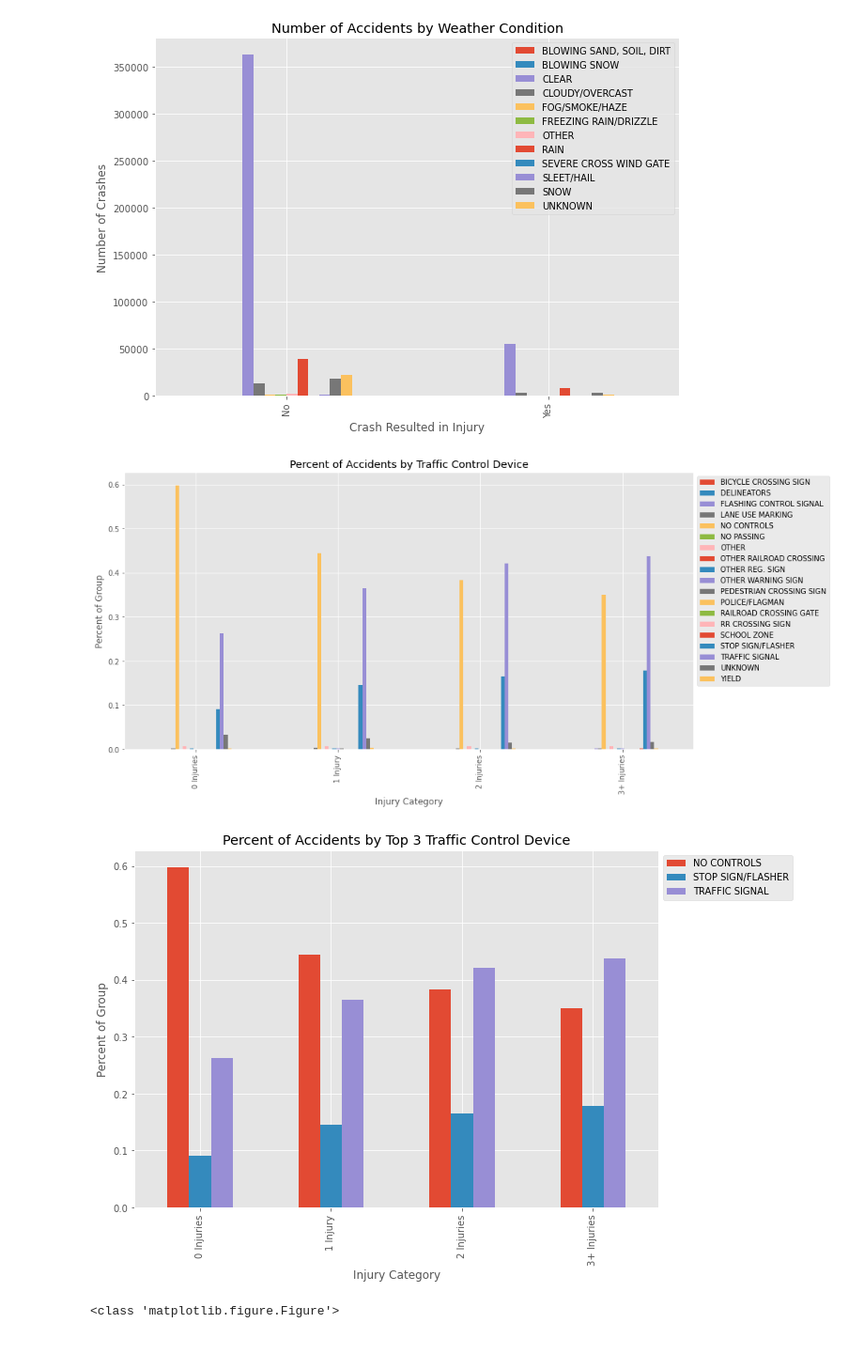
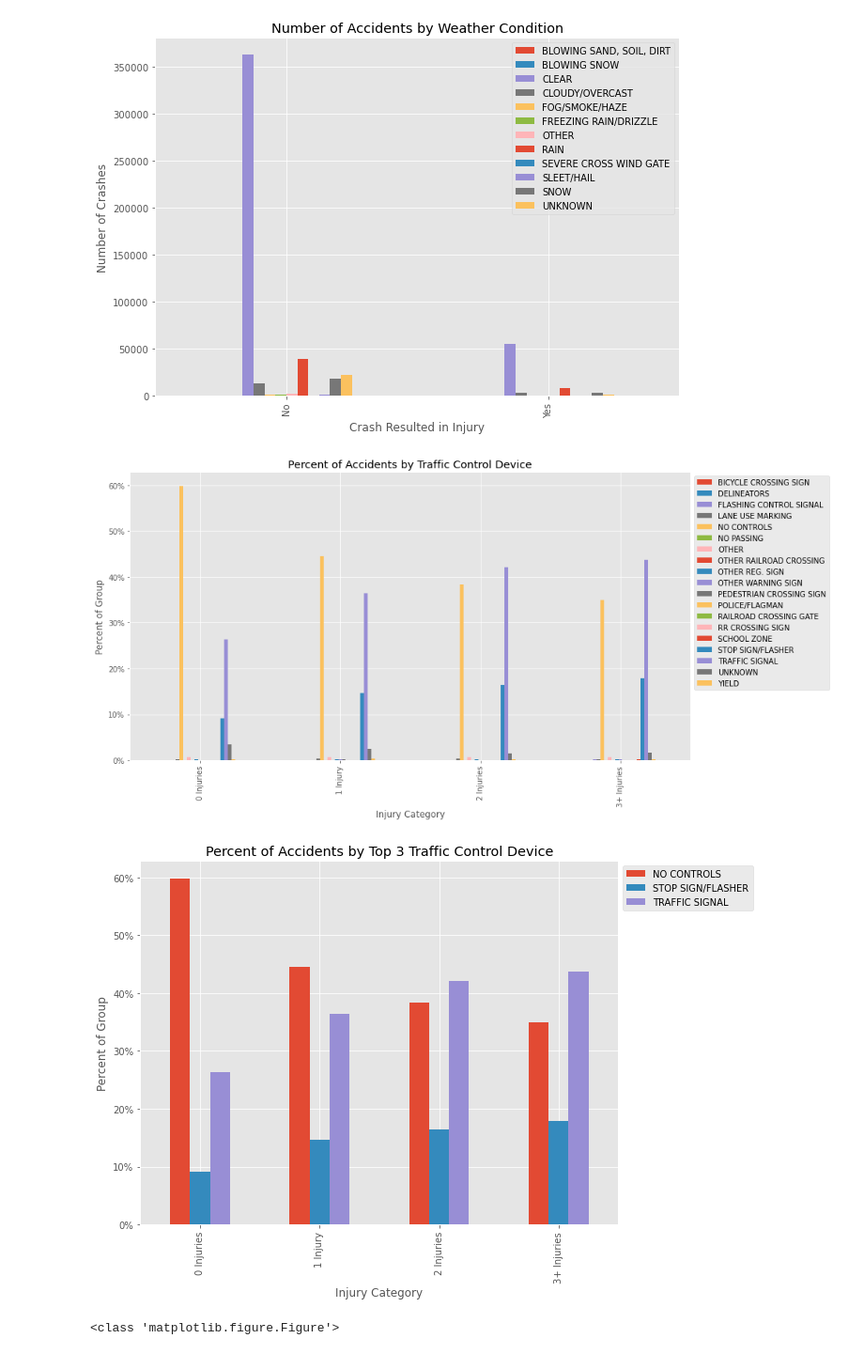
Before and after one commit to jkh-code/predicting-traffic-accident-injuries, a Jupyter notebook: notebooks/eda-crashes.ipynb, the cells around one changed output. Shown at 94% size. Drawn from its saved outputs; the diff is of its cells as text; code cells hidden in the pictures.

```diff
--- a/notebooks/eda-crashes.ipynb
+++ b/notebooks/eda-crashes.ipynb
@@ -171,33 +178,37 @@ ax.set_xticklabels(["No", "Yes"]);
 # %% [output]
 [figure]
 # %%
-injury_vs_no_injury_plot(
+fig, ax = injury_vs_no_injury_plot(
     df_crashes, "traffic_control_device",
     base_feature="injury_category",
     figsize=(14, 7),
     title="Percent of Accidents by Traffic Control Device",
     xlabel="Injury Category",
     ylabel="Percent of Group",
-    percents=True);
+    percents=True)
+fig, ax = rewrite_yaxis_labels(fig, ax, percent=True, start=0.0, stop=0.6, num_points=7)
+save_plot("percent-accidents-by-traffic-control-device");
 # %% [output]
-[figure, old version]
+[figure, new version]
 # %%
 fig, ax = plt.subplots(figsize=(10, 7))
 perc = (
     (df_crashes.groupby(["injury_category", "traffic_control_device"])["crash_record_id"]
         .count())
     / (df_crashes.groupby(["injury_category"])["crash_record_id"].count()))
 perc = (perc.reset_index()
     .set_index("injury_category")
     .pivot(columns="traffic_control_device", values="crash_record_id")
     .fillna(0.0))
 perc.loc[:, (perc > 0.05).all().values].plot(kind="bar", ax=ax)
 ax.set_title("Percent of Accidents by Top 3 Traffic Control Device")
 ax.set_xlabel("Injury Category")
 ax.set_ylabel("Percent of Group")
-ax.legend(title=None, loc="upper left", bbox_to_anchor=(1, 1));
+ax.legend(title=None, loc="upper left", bbox_to_anchor=(1, 1))
+fig, ax = rewrite_yaxis_labels(fig, ax, percent=True, start=0.0, stop=0.6, num_points=7)
+save_plot("percent-accidents-by-traffic-control-device-top-3");
 # %% [output]
-[figure, old version]
+[figure, new version]
 # %%
 print(type(fig))
 # %% [output]
```
Also changed, not shown: parts of 16 cells of this notebook, 17 other files.
